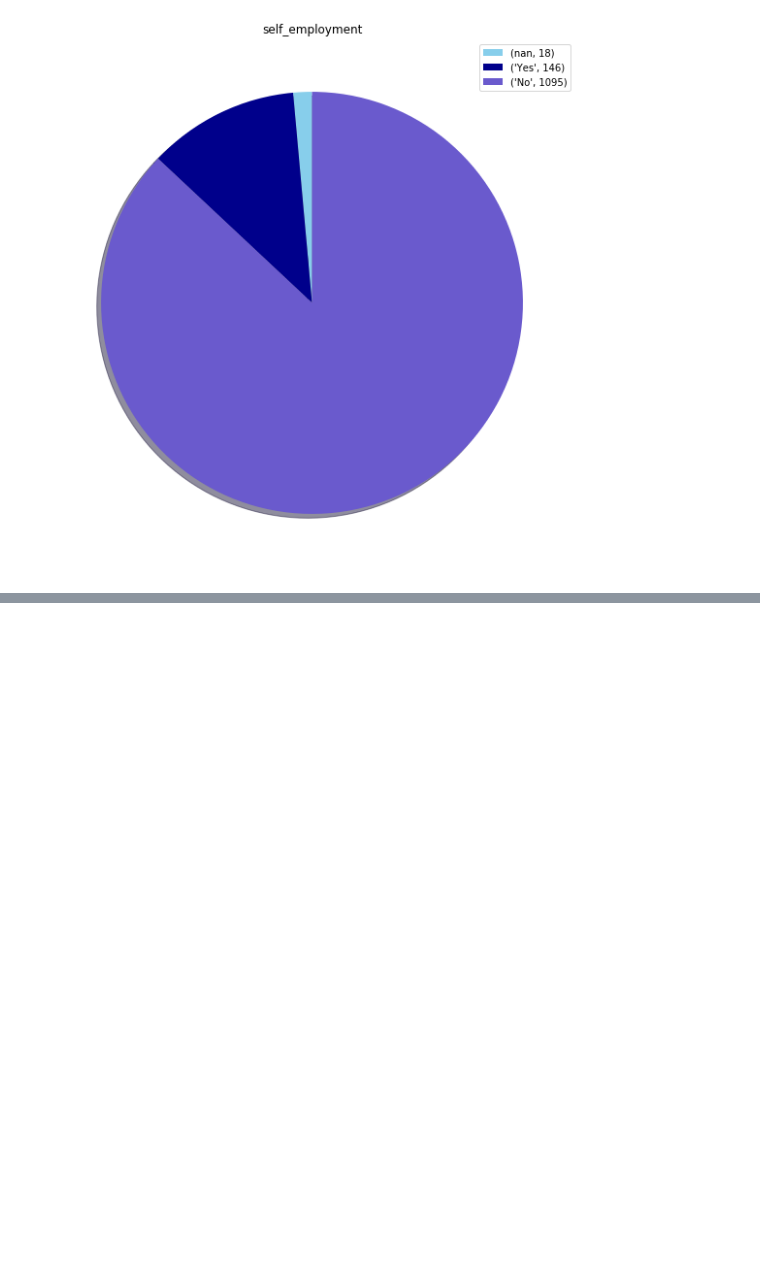
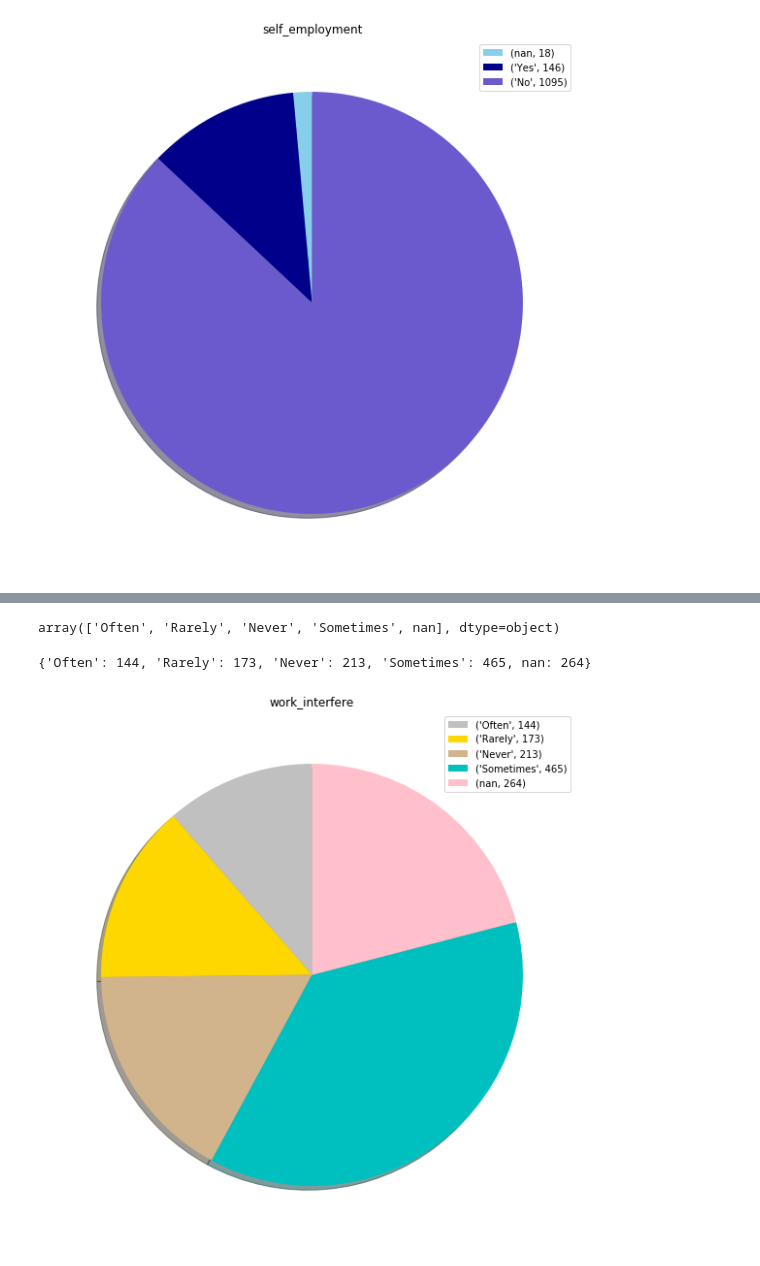
Before and after one commit to deepthiss31/Mental-Health-Analysis-in-Tech, a Jupyter notebook: codepy.ipynb, the cells around one changed output, grey strips where cells are left out. Saved outputs shown, nothing was run; the diff lists cells and outputs as text; code cells hidden in the pictures; blank space fills up the shorter version.

```diff
--- a/codepy.ipynb
+++ b/codepy.ipynb
@@ -208,0 +269,30 @@ plt.show()
+# %%
+col.iloc[:,8].unique()
+# %% [output]
+array(['Often', 'Rarely', 'Never', 'Sometimes', nan], dtype=object)
+# %%
+work_interfere_list=list(col.iloc[:,8])
+work_interfere_dict=dict()
+for i in work_interfere_list:
+    if i not in work_interfere_dict:
+        work_interfere_dict[i]=1
+    else:
+        work_interfere_dict[i]=work_interfere_dict[i]+1
+
+print(work_interfere_dict)
+# %% [output]
+{'Often': 144, 'Rarely': 173, 'Never': 213, 'Sometimes': 465, nan: 264}
+# %%
+cols = ['silver','gold','tan','c','pink']
+# %%
+fig_size = plt.rcParams["figure.figsize"]
+fig_size[0]=10
+fig_size[1]=10
+plt.rcParams["figure.figsize"] = fig_size
+
+plt.pie(list(work_interfere_dict.values()),labels=None,colors=cols,startangle=90,shadow=True)
+plt.legend(work_interfere_dict.items())
+plt.title('work_interfere')
+plt.show()
+# %% [output]
+[figure, added]
```
Also changed, not shown: parts of 17 cells of this notebook.
